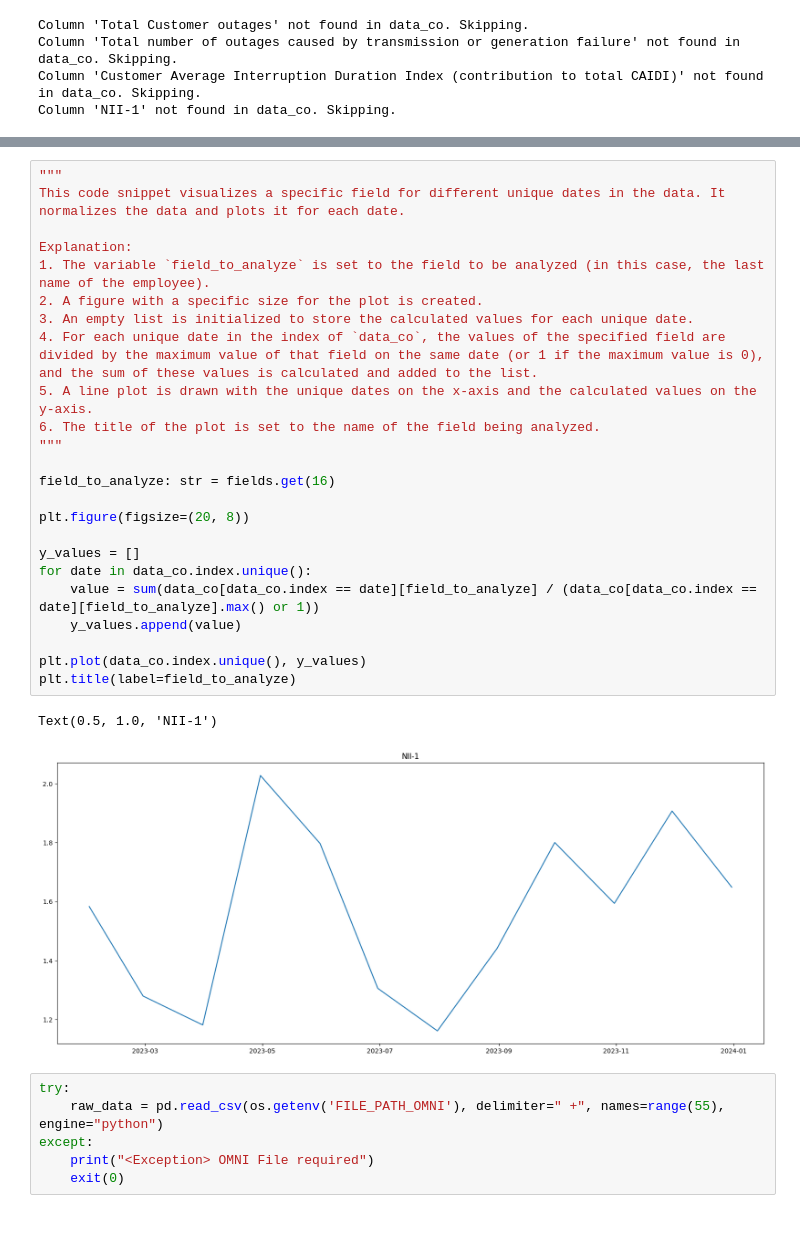
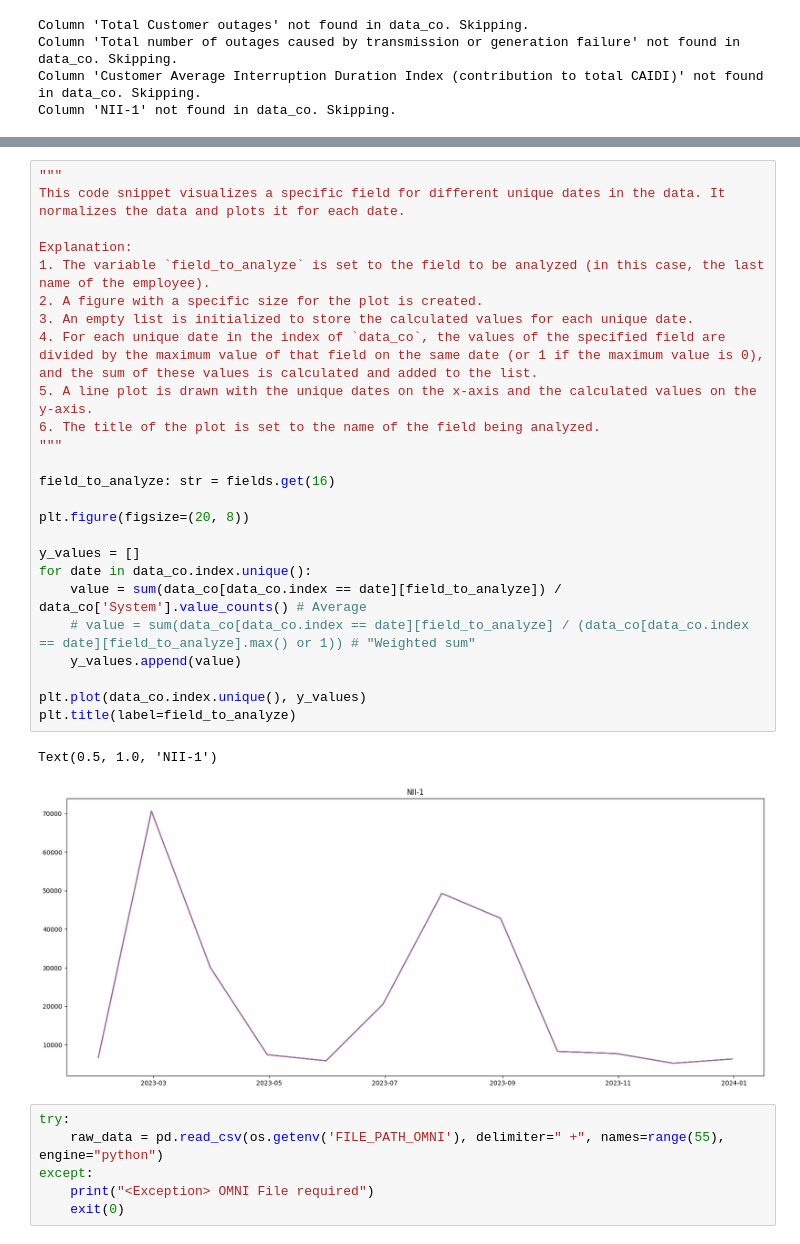
Before and after one commit to MauroGonzalez51/solar-study, a Jupyter notebook: test.ipynb, the cells around one changed output, grey strips where cells are left out. Saved outputs shown, nothing was run; the diff lists cells and outputs as text.

```diff
--- a/test.ipynb
+++ b/test.ipynb
@@ -130,30 +132,31 @@ for i in data_co["System"].value_counts().index:
 # %%
 """
 This code snippet visualizes a specific field for different unique dates in the data. It normalizes the data and plots it for each date.
 
 Explanation:
 1. The variable `field_to_analyze` is set to the field to be analyzed (in this case, the last name of the employee).
 2. A figure with a specific size for the plot is created.
 3. An empty list is initialized to store the calculated values for each unique date.
 4. For each unique date in the index of `data_co`, the values of the specified field are divided by the maximum value of that field on the same date (or 1 if the maximum value is 0), and the sum of these values is calculated and added to the list.
 5. A line plot is drawn with the unique dates on the x-axis and the calculated values on the y-axis.
 6. The title of the plot is set to the name of the field being analyzed.
 """
 
 field_to_analyze: str = fields.get(16)
 
 plt.figure(figsize=(20, 8))
 
 y_values = []
 for date in data_co.index.unique():
-    value = sum(data_co[data_co.index == date][field_to_analyze] / (data_co[data_co.index == date][field_to_analyze].max() or 1))
+    value = sum(data_co[data_co.index == date][field_to_analyze]) / data_co['System'].value_counts() # Average
+    # value = sum(data_co[data_co.index == date][field_to_analyze] / (data_co[data_co.index == date][field_to_analyze].max() or 1)) # "Weighted sum"
     y_values.append(value)
 
 plt.plot(data_co.index.unique(), y_values)
 plt.title(label=field_to_analyze)
 # %% [output]
 Text(0.5, 1.0, 'NII-1')
-[figure, old version]
+[figure, new version]
 # %%
 try:
     raw_data = pd.read_csv(os.getenv('FILE_PATH_OMNI'), delimiter=" +", names=range(55), engine="python")
```
Also changed, not shown: parts of 6 cells of this notebook.
